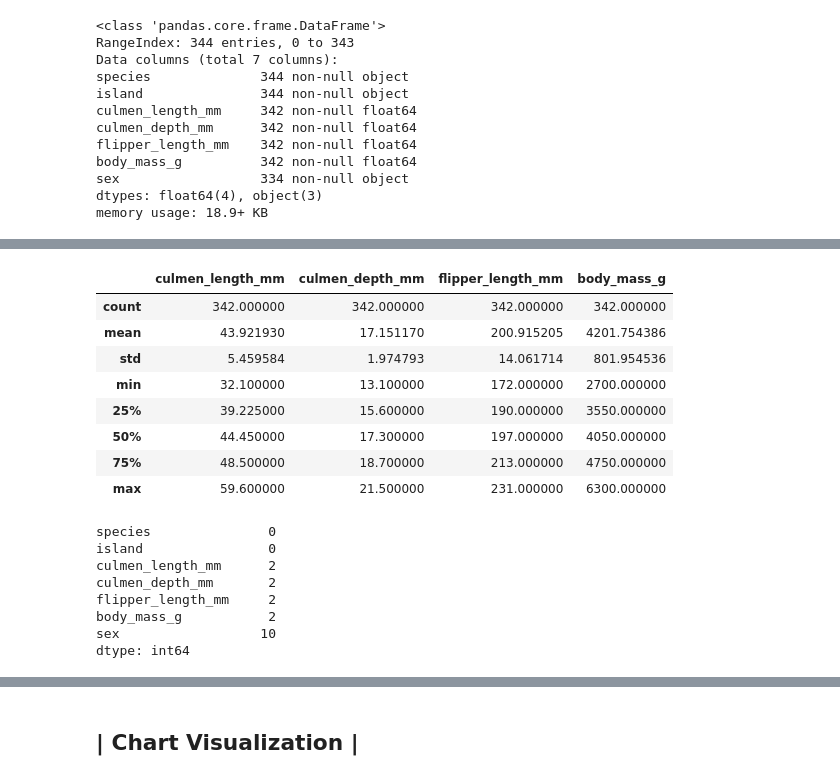
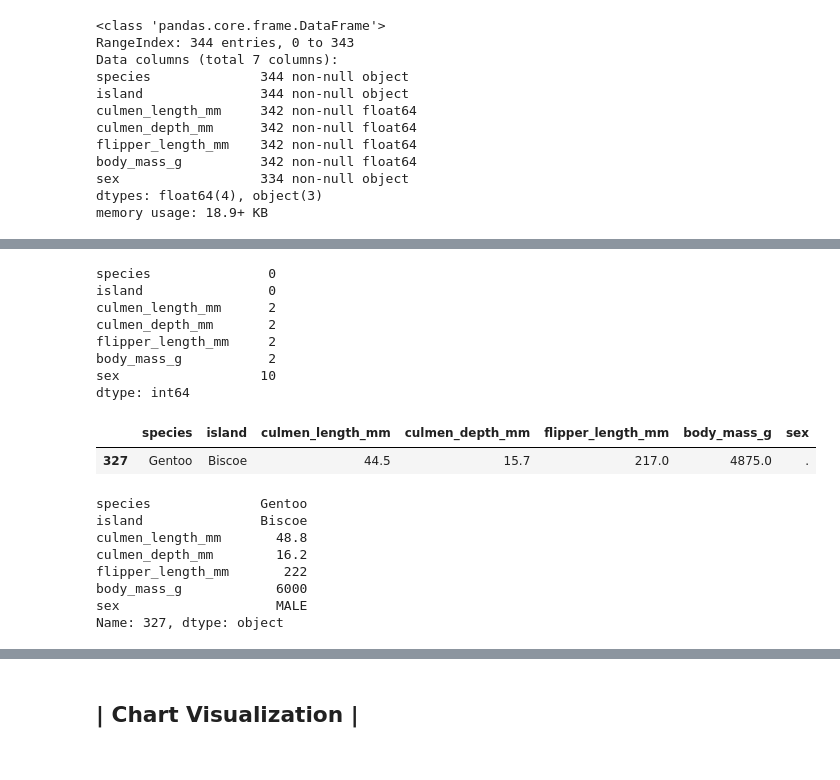
Before and after one commit to AlfaisalGassim/palmerPenguinsEDA, a Jupyter notebook: palmerpenguins.ipynb, the cells around one changed output, grey strips where cells are left out. Drawn from its saved outputs; the diff is of its cells as text; code cells hidden in the pictures.

```diff
--- a/palmerpenguins.ipynb
+++ b/palmerpenguins.ipynb
@@ -77,18 +75,6 @@ peng.head()
 | 2 | Adelie | Torgersen | 40.3 | 18.0 | 195.0 | 3250.0 | FEMALE |
 | 3 | Adelie | Torgersen | NaN | NaN | NaN | NaN | NaN |
 | 4 | Adelie | Torgersen | 36.7 | 19.3 | 193.0 | 3450.0 | FEMALE |
-# %%
-peng.describe()
-# %% [output]
-|  | culmen_length_mm | culmen_depth_mm | flipper_length_mm | body_mass_g |
-| count | 342.000000 | 342.000000 | 342.000000 | 342.000000 |
-| mean | 43.921930 | 17.151170 | 200.915205 | 4201.754386 |
-| std | 5.459584 | 1.974793 | 14.061714 | 801.954536 |
-| min | 32.100000 | 13.100000 | 172.000000 | 2700.000000 |
-| 25% | 39.225000 | 15.600000 | 190.000000 | 3550.000000 |
-| 50% | 44.450000 | 17.300000 | 197.000000 | 4050.000000 |
-| 75% | 48.500000 | 18.700000 | 213.000000 | 4750.000000 |
-| max | 59.600000 | 21.500000 | 231.000000 | 6300.000000 |
 # %%
 peng.isnull().sum()
 # %% [output]
@@ -105,0 +93,7 @@ peng = peng.dropna()
+# %%
+# getting the index of one observation with value "." in the sex columns
+# dropping the row and resetting the index
+peng.loc[peng["sex"] == "."]
+# %% [output]
+|  | species | island | culmen_length_mm | culmen_depth_mm | flipper_length_mm | body_mass_g | sex |
+| 327 | Gentoo | Biscoe | 44.5 | 15.7 | 217.0 | 4875.0 | . |
@@ -106 +103,13 @@ peng = peng.dropna()
+# %%
+# checking for the index resetting
+peng.loc[327]
+# %% [output]
+species              Gentoo
+island               Biscoe
+culmen_length_mm       48.8
+culmen_depth_mm        16.2
+flipper_length_mm       222
+body_mass_g            6000
+sex                    MALE
+Name: 327, dtype: object
 # %%
```
Also changed, not shown: parts of 17 cells of this notebook, 8 other files.
